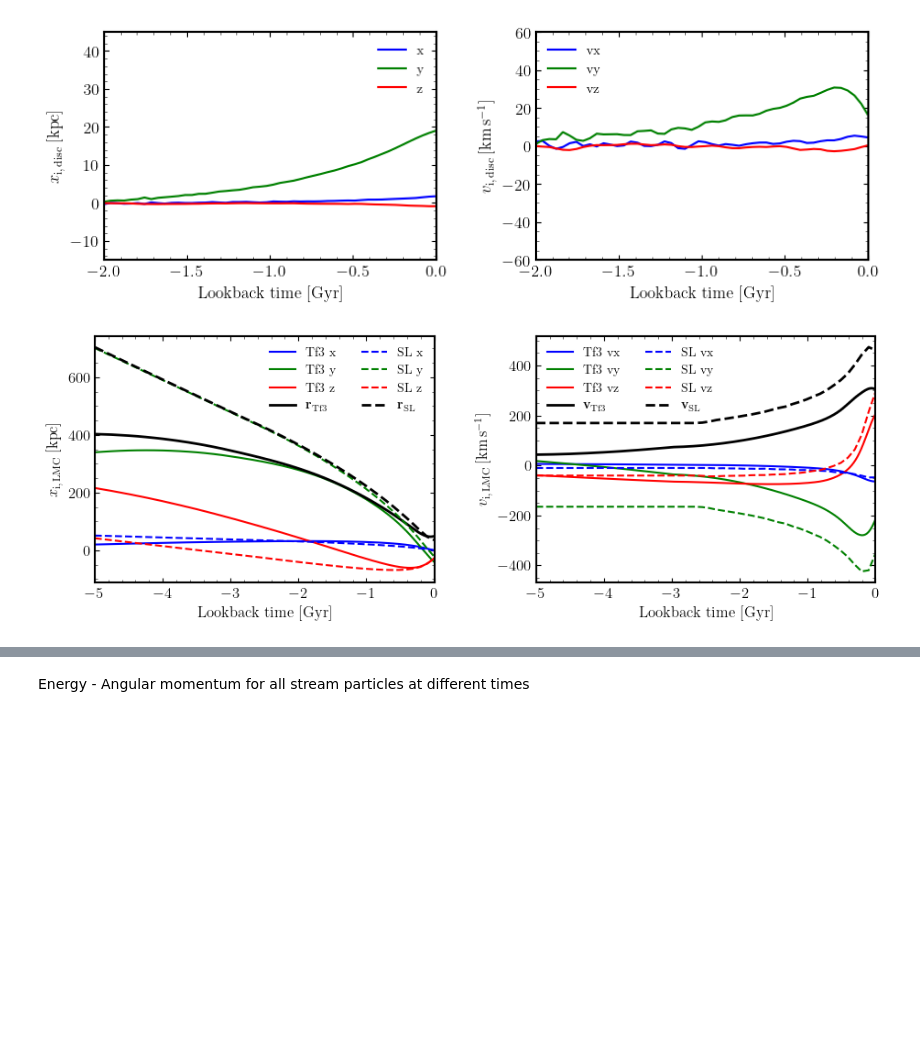
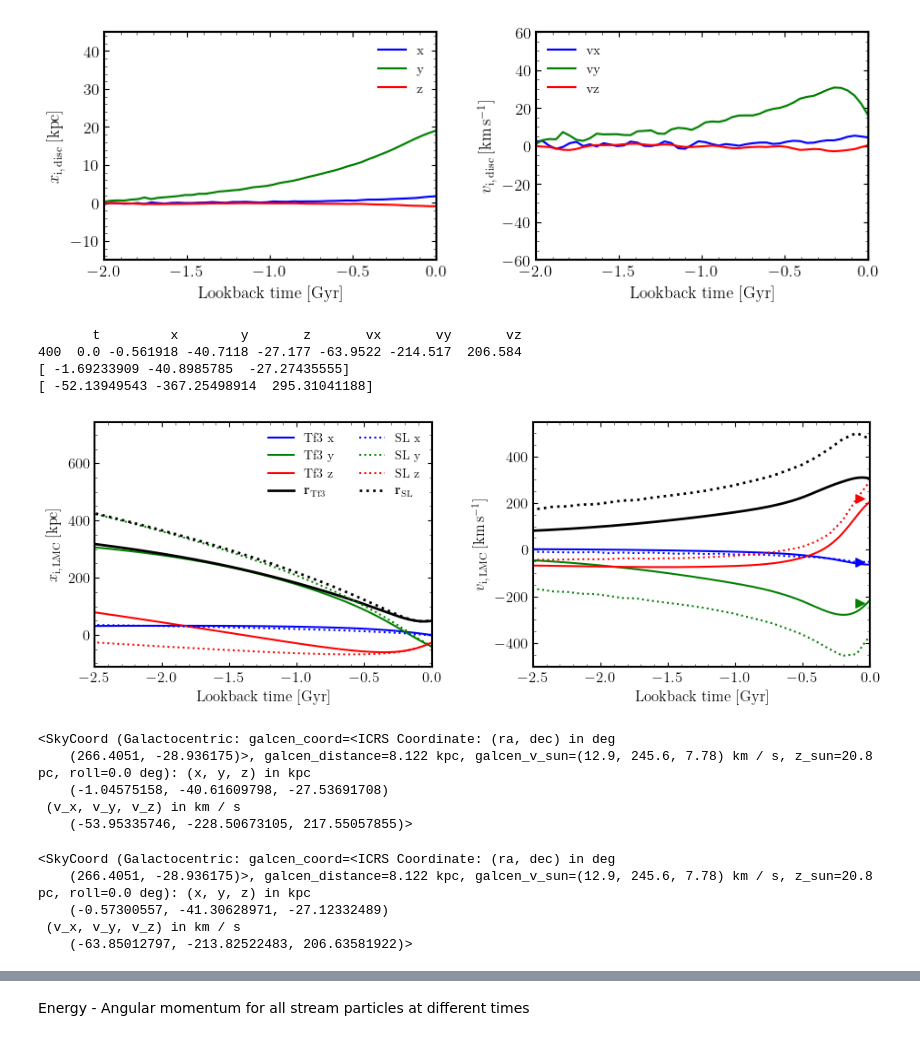
Before and after one commit to dc-broo3/oceanus, a Jupyter notebook: analysis/disc-numerics.ipynb, the cells around one changed output, grey strips where cells are left out. Drawn from its saved outputs; the diff is of its cells as text; code cells hidden in the pictures; blank space fills up the shorter version.

```diff
--- a/analysis/disc-numerics.ipynb
+++ b/analysis/disc-numerics.ipynb
@@ -350,6 +350,7 @@ def lmc_orbits(ts, plotname, savefig):
     plt.sca(ax[0])
     lmctraj_tf3 = pd.read_csv('../analysis/potentials_triax/trajlmc.txt', sep=' ',
                header=None, names=['t', 'x', 'y','z','vx','vy','vz'],)
+    print(lmctraj_tf3[lmctraj_tf3.t == 0])
 
     plt.plot(lmctraj_tf3.t, lmctraj_tf3.x, color='b', label='Tf3 x')
     plt.plot(lmctraj_tf3.t, lmctraj_tf3.y, color='g', label='Tf3 y')
@@ -359,45 +360,58 @@ def lmc_orbits(ts, plotname, savefig):
 
 
     lmc_sl = np.array([Model.expansion_centres(t)[6:9] for t in ts ])
+    disc_sl = np.array([Model.expansion_centres(t)[9:12] for t in ts ])
+    print((lmc_sl - disc_sl)[-1])
     colors = ['b', 'g', 'r']
 
     for i, label in enumerate(['SL x', 'SL y', 'SL z']):
-        plt.plot(ts, lmc_sl[:, i], label=label, color=colors[i], ls='dashed')
-    plt.plot(ts, np.linalg.norm(lmc_sl, axis=1), label=r'$\mathbf{r}_\mathrm{SL}$', c='k', lw=2, ls='dashed')
+        plt.plot(ts, lmc_sl[:, i] - disc_sl[:,i], label=label, color=colors[i], ls='dotted')
+    plt.plot(ts, np.linalg.norm(lmc_sl - disc_sl, axis=1), label=r'$\mathbf{r}_\mathrm{SL}$', c='k', lw=2, ls='dotted')
     plt.legend(frameon=False, fontsize=10, ncol=2)
 
     plt.xlabel('Lookback time [Gyr]')
     plt.ylabel(r'$x_{\mathrm{i,\,LMC}}\,[\mathrm{kpc}]$')
 
-    plt.xlim(-5,0)
+    plt.xlim(-2.5,0)
 
     plt.sca(ax[1])
 
     plt.plot(lmctraj_tf3.t, lmctraj_tf3.vx, color='b', label='Tf3 vx')
     plt.plot(lmctraj_tf3.t, lmctraj_tf3.vy, color='g', label='Tf3 vy')
     plt.plot(lmctraj_tf3.t, lmctraj_tf3.vz, color='r', label='Tf3 vz')
     lmc_vs = (lmctraj_tf3.vx**2 + lmctraj_tf3.vy**2 + lmctraj_tf3.vz**2)**.5
     plt.plot(lmctraj_tf3.t, lmc_vs, c='k', lw=2, label=r'$\mathbf{v}_\mathrm{Tf3}$')
 
 
     lmc_sl = np.array([Model.expansion_centre_velocities(t)[6:9] for t in ts ])
+    disc_sl = np.array([Model.expansion_centre_velocities(t)[9:12] for t in ts ])
+    print((lmc_sl - disc_sl)[-1])
     colors = ['b', 'g', 'r']
 
     for i, label in enumerate(['SL vx', 'SL vy', 'SL vz']):
-        plt.plot(ts, lmc_sl[:, i], label=label, color=colors[i], ls='dashed')
-    plt.plot(ts, np.linalg.norm(lmc_sl, axis=1), label=r'$\mathbf{v}_\mathrm{SL}$', c='k', lw=2, ls='dashed')
-    plt.legend(frameon=False, fontsize=10, ncol=2)
+        plt.plot(ts, lmc_sl[:, i] - disc_sl[:, i], label=label, color=colors[i], ls='dotted')
+    plt.plot(ts, np.linalg.norm(lmc_sl - disc_sl, axis=1), label=r'$\mathbf{v}_\mathrm{SL}$', c='k', lw=2, ls='dotted')
 
-    plt.xlim(-5,0)
+    plt.scatter(-0.08, -54, c='b', marker='>', s=45)
+    plt.scatter(-0.08, -228.5, c='g', marker='>', s=45)
+    plt.scatter(-0.08, 217.6, c='r', marker='>', s=45)
+
+    # plt.legend(frameon=False, fontsize=10, ncol=2)
+
+    plt.xlim(-2.5,0)
 
     plt.xlabel('Lookback time [Gyr]')
     plt.ylabel(r'$v_{\mathrm{i,\,LMC}}\,[\mathrm{km}\,\mathrm{s}^{-1}]$')
 
     if savefig==False:
         return
     elif savefig==True:
         return plt.savefig('/mnt/ceph/users/rbrooks/oceanus/analysis/figures/high-vel-dis/{}'.format(plotname) )
 
 lmc_orbits(np.linspace(-5,0,50), 'LMC-displacement-motions', True)
 # %% [output]
+       t         x        y       z       vx       vy       vz
+400  0.0 -0.561918 -40.7118 -27.177 -63.9522 -214.517  206.584
+[ -1.69233909 -40.8985785  -27.27435555]
+[ -52.13949543 -367.25498914  295.31041188]
-[figure, old version]
+[figure, new version]
@@ -403,0 +432,16 @@ lmc_orbits(np.linspace(-5,0,50), 'LMC-displacement-motions', True)
+# %%
+lmc_icrs_sl.transform_to('galactocentric')
+# %% [output]
+<SkyCoord (Galactocentric: galcen_coord=<ICRS Coordinate: (ra, dec) in deg
+    (266.4051, -28.936175)>, galcen_distance=8.122 kpc, galcen_v_sun=(12.9, 245.6, 7.78) km / s, z_sun=20.8 pc, roll=0.0 deg): (x, y, z) in kpc
+    (-1.04575158, -40.61609798, -27.53691708)
+ (v_x, v_y, v_z) in km / s
+    (-53.95335746, -228.50673105, 217.55057855)>
+# %%
+lmc_icrs_tf3.transform_to('galactocentric')
+# %% [output]
+<SkyCoord (Galactocentric: galcen_coord=<ICRS Coordinate: (ra, dec) in deg
+    (266.4051, -28.936175)>, galcen_distance=8.122 kpc, galcen_v_sun=(12.9, 245.6, 7.78) km / s, z_sun=20.8 pc, roll=0.0 deg): (x, y, z) in kpc
+    (-0.57300557, -41.30628971, -27.12332489)
+ (v_x, v_y, v_z) in km / s
+    (-63.85012797, -213.82522483, 206.63581922)>
```
Also changed, not shown: parts of 11 cells of this notebook.
